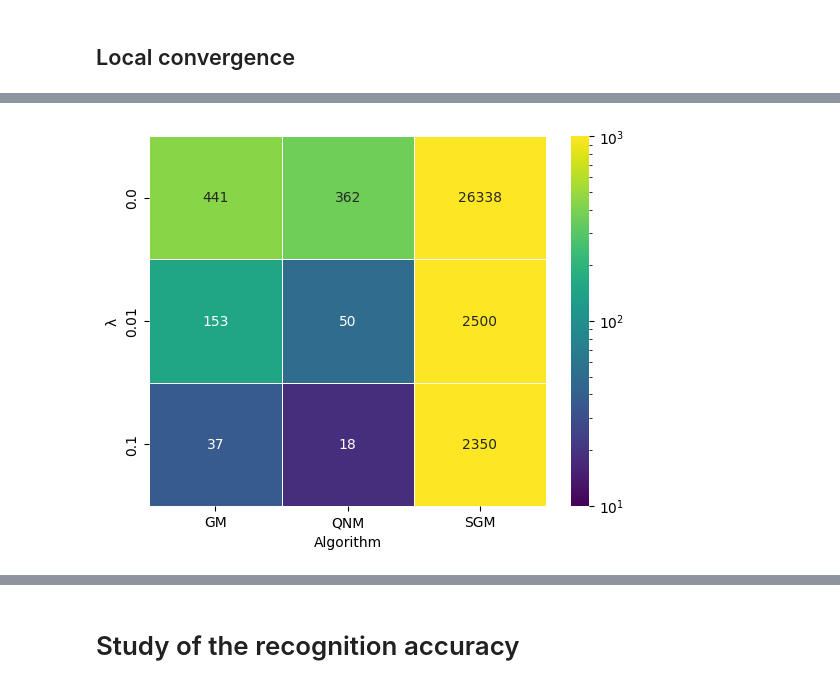
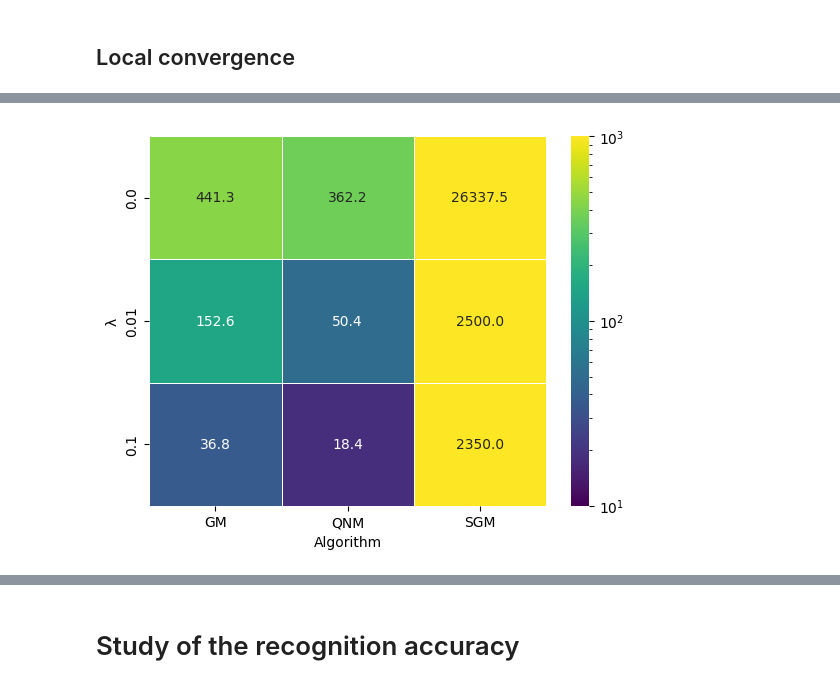
Before and after one commit to carlosarboness/NN-Mathematical-Optimization, a Jupyter notebook: graphics.ipynb, the cells around one changed output, grey strips where cells are left out. Drawn from its saved outputs; the diff is of its cells as text; code cells hidden in the pictures.

```diff
--- a/graphics.ipynb
+++ b/graphics.ipynb
@@ -103,21 +107,21 @@ niter for isd = 7
 # %%
 # generate a new dataset with the average number of iterations for each isd and la
 def avg_niter(df):
     df = df[['isd', 'la', 'niter']]
     df = df.groupby(['isd', 'la']).mean()
     df = df.reset_index()
     return df
 
 an = avg_niter(dd)
 an['isd'] = an['isd'].apply(lambda x: isd_names[x])
 norm = matplotlib.colors.LogNorm(vmin=1e1, vmax=1e3)
-sns.heatmap(an.pivot_table(index='la', columns='isd', values='niter'),annot=True, fmt=".0f", linewidths=.5, cmap='viridis', norm=norm)
+sns.heatmap(an.pivot_table(index='la', columns='isd', values='niter'),annot=True, fmt=".1f", linewidths=.5, cmap='viridis', norm=norm)
 plt.xlabel('Algorithm')
 plt.ylabel('λ')
 plt.savefig('figures/avg_niter.png', dpi=300, bbox_inches='tight')
 plt.show()
 # %% [output]
-[figure, old version]
+[figure, new version]
 # %%
 # generate a new dataset with the average tex for each isd and la
 def avg_tex(df):
```
Also changed, not shown: parts of 7 cells of this notebook, 14 other files.
